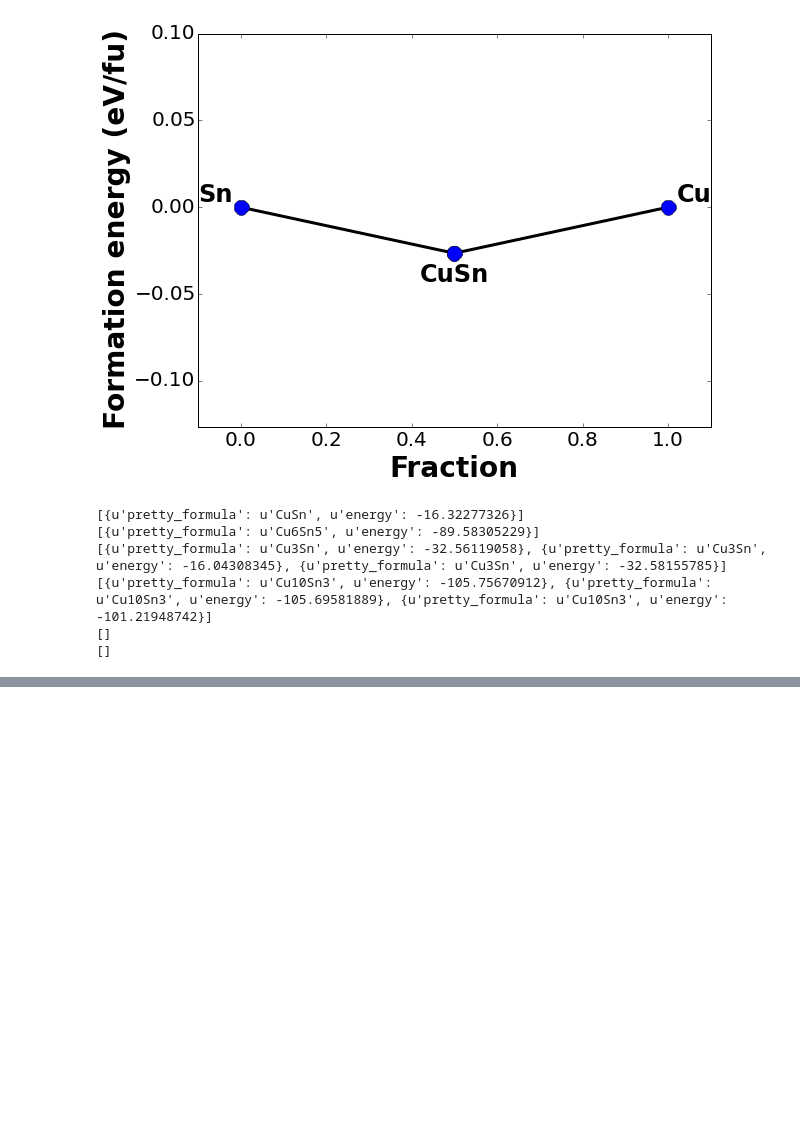
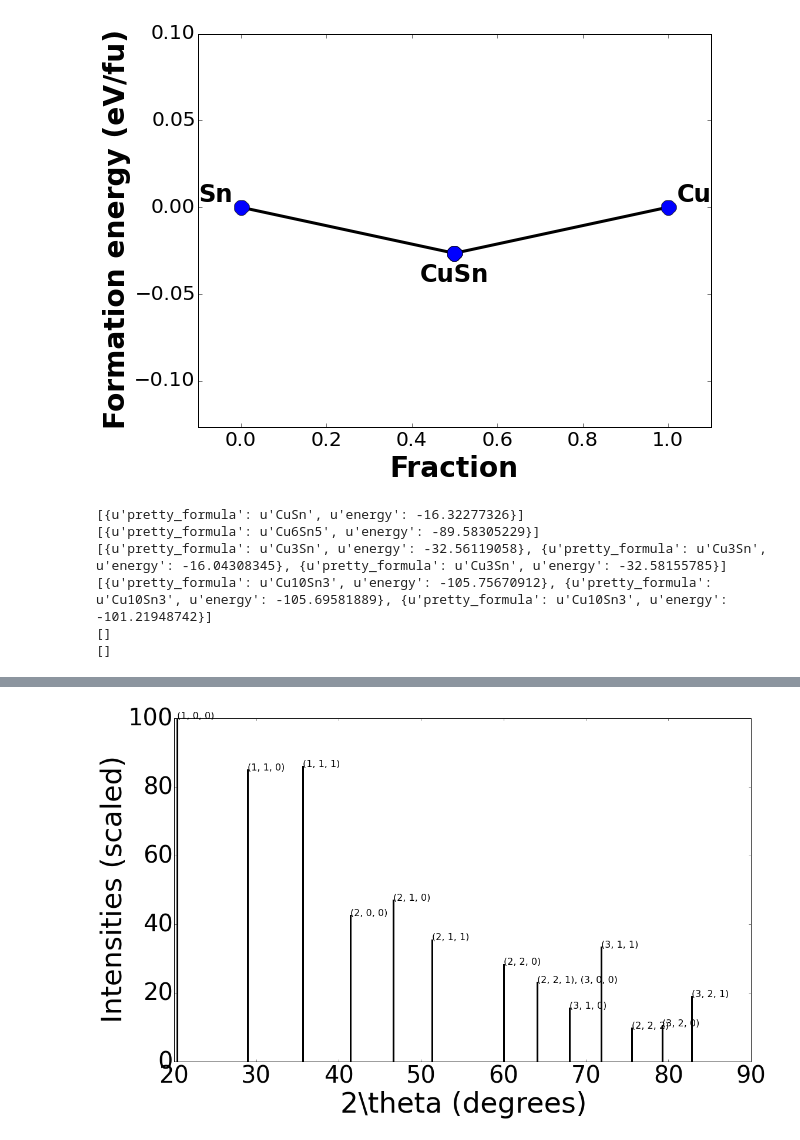
Before and after one commit to lmpizarro/apuntes-python-cientifico, a Jupyter notebook: src/notebooks/materiales/CuSn.ipynb, the cells around one changed output, grey strips where cells are left out. Drawn from its saved outputs; the diff is of its cells as text; code cells hidden in the pictures; blank space fills up the shorter version.

```diff
--- a/src/notebooks/materiales/CuSn.ipynb
+++ b/src/notebooks/materiales/CuSn.ipynb
@@ -111,0 +109,16 @@ Image(filename='images/crystal.png')
+# %%
+coords = [[0, 0, 0], [0.0,0.5, 0.5], [0.5,0.5,0], [0.5,0,0.5]]
+lattice = Lattice.from_parameters(a=4.3, b=4.3, c=4.3, alpha=90,
+                                  beta=90, gamma=90)
+
+
+struct = Structure(lattice, ["Sn", "Cu","Cu", "Cu"], coords)
+
+s = sym.finder.Structure(lattice, ["Sn", "Cu","Cu", "Cu"], coords)
+
+f = mg.symmetry.finder.SymmetryFinder(struct)
+
+c = XRDCalculator()
+c.show_xrd_plot(structure)
+# %% [output]
+[figure, added]
```
Also changed, not shown: parts of 17 cells of this notebook.
